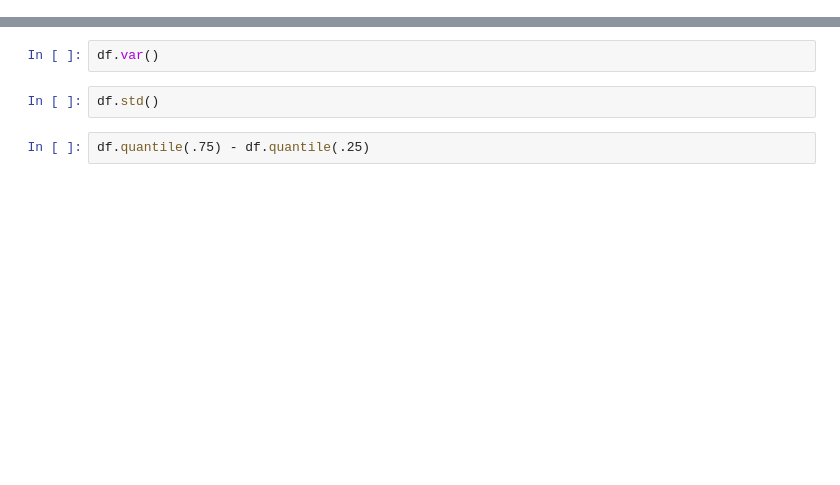
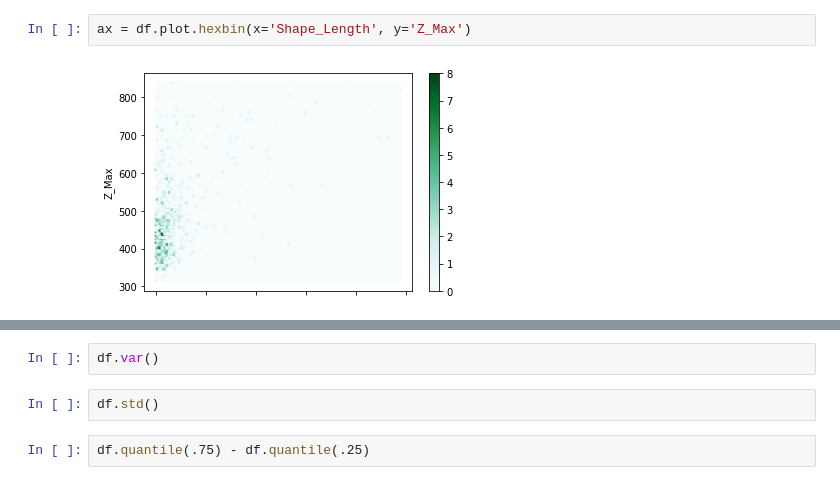
Before and after one commit to thepisgahgeographer/PythonUnitTesting, a Jupyter notebook: Data_Science/test.ipynb, the cells around one changed output, grey strips where cells are left out. Drawn from its saved outputs; the diff is of its cells as text; blank space fills up the shorter version.

```diff
--- a/Data_Science/test.ipynb
+++ b/Data_Science/test.ipynb
@@ -15,0 +43,4 @@ lists
+# %%
+ax = df.plot.hexbin(x='Shape_Length', y='Z_Max')
+# %% [output]
+[figure, added]
```
Also changed, not shown: parts of 12 cells of this notebook.
